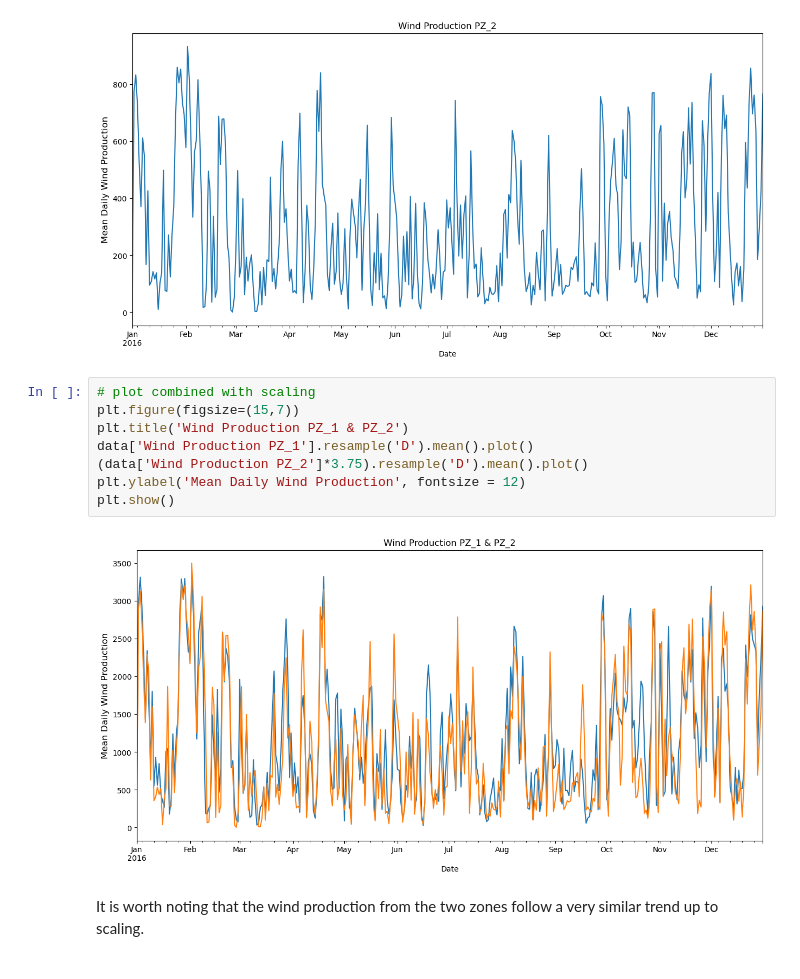
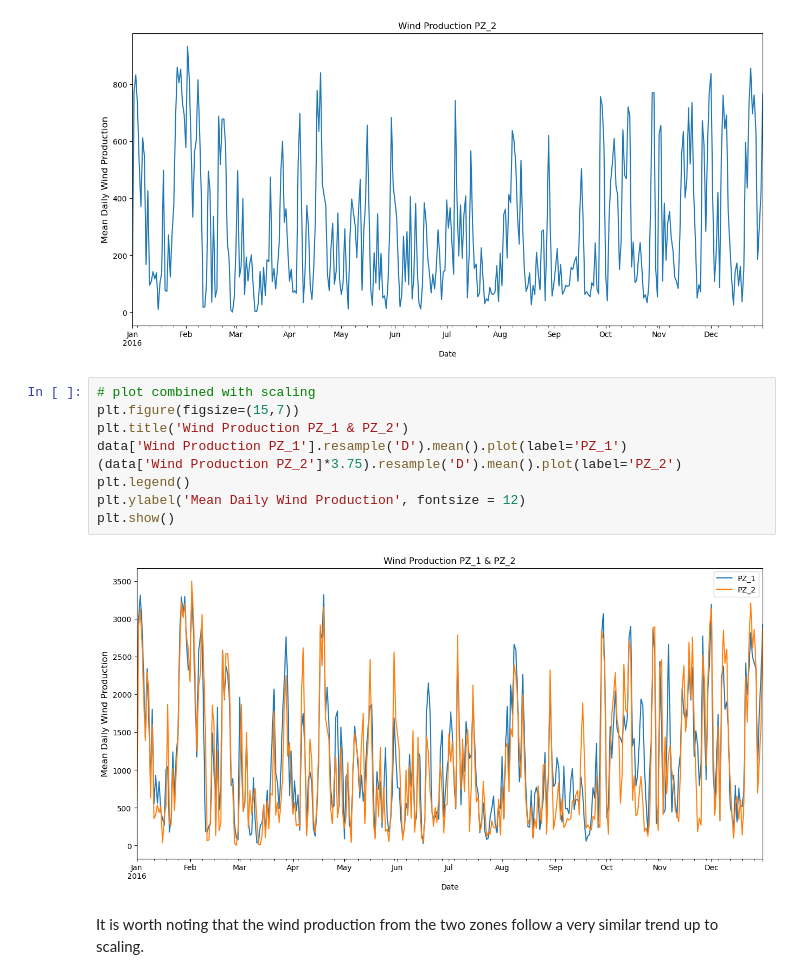
Before and after one commit to cayopolo/wind_forecast_model, a Jupyter notebook: wind_forecast_notebook.ipynb, the cells around one changed output. Drawn from its saved outputs; the diff is of its cells as text.

```diff
--- a/wind_forecast_notebook.ipynb
+++ b/wind_forecast_notebook.ipynb
@@ -91,13 +92,14 @@ plt.show()
 # %%
 # plot combined with scaling
 plt.figure(figsize=(15,7))
 plt.title('Wind Production PZ_1 & PZ_2')
-data['Wind Production PZ_1'].resample('D').mean().plot()
-(data['Wind Production PZ_2']*3.75).resample('D').mean().plot()
+data['Wind Production PZ_1'].resample('D').mean().plot(label='PZ_1')
+(data['Wind Production PZ_2']*3.75).resample('D').mean().plot(label='PZ_2')
+plt.legend()
 plt.ylabel('Mean Daily Wind Production', fontsize = 12)
 plt.show()
 # %% [output]
-[figure, old version]
+[figure, new version]
 # %% [markdown]
 It is worth noting that the wind production from the two zones follow a very similar trend up to scaling.
 # %%
```
Also changed, not shown: parts of 5 cells of this notebook.
